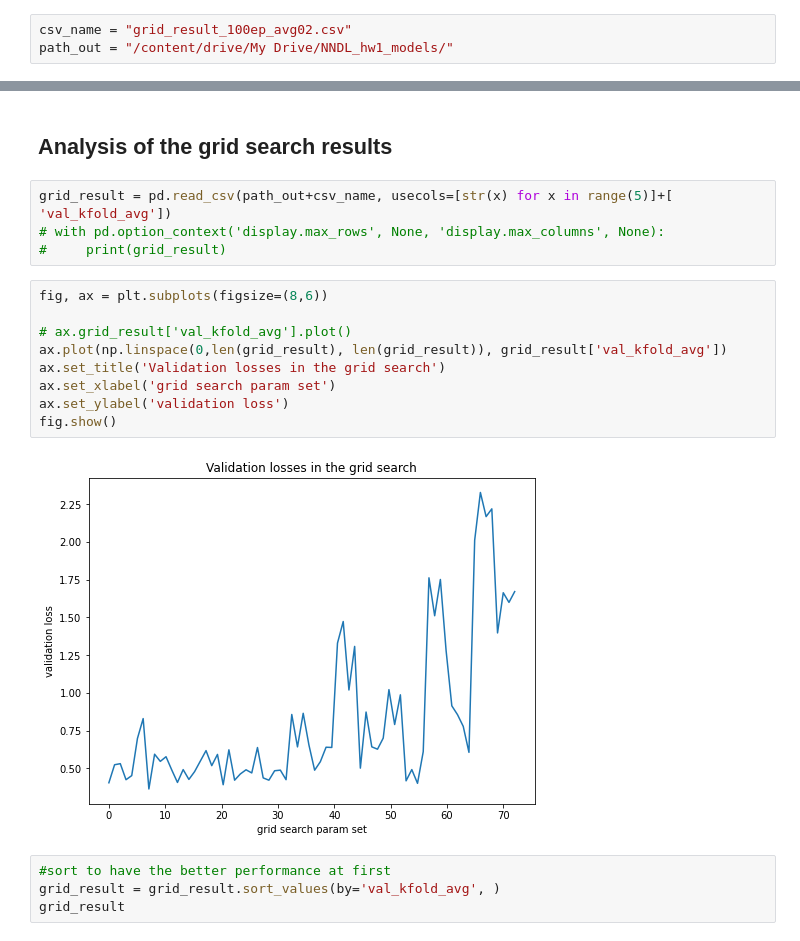
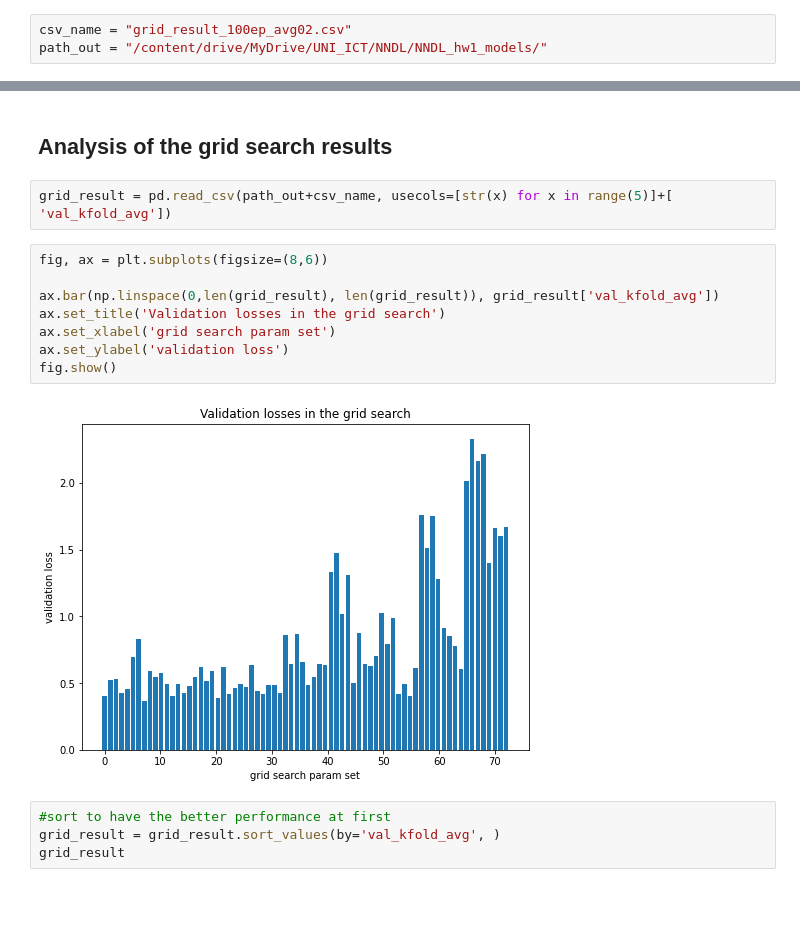
Before and after one commit to DanieleFoscarin/NNDL_hw1, a Jupyter notebook: NNDL_hw1_Regression.ipynb, the cells around one changed output, grey strips where cells are left out. Saved outputs shown, nothing was run; the diff lists cells and outputs as text; blank space fills up the shorter version.

```diff
--- a/NNDL_hw1_Regression.ipynb
+++ b/NNDL_hw1_Regression.ipynb
@@ -374,7 +364,7 @@ try optimizers from https://pythonawesome.com/a-collection-of-optimizers-for-pyt
 Adam, DiffGrad, RAdam
 # %%
 csv_name = "grid_result_100ep_avg02.csv"
-path_out = "/content/drive/My Drive/NNDL_hw1_models/"
+path_out = "/content/drive/MyDrive/UNI_ICT/NNDL/NNDL_hw1_models/"
 # %%
 
 
@@ -423,19 +410,16 @@ grid_result.to_csv(path_out+csv_name)
 ## Analysis of the grid search results
 # %%
 grid_result = pd.read_csv(path_out+csv_name, usecols=[str(x) for x in range(5)]+[ 'val_kfold_avg'])
-# with pd.option_context('display.max_rows', None, 'display.max_columns', None):
-#     print(grid_result)
 # %%
 fig, ax = plt.subplots(figsize=(8,6))
 
-# ax.grid_result['val_kfold_avg'].plot()
-ax.plot(np.linspace(0,len(grid_result), len(grid_result)), grid_result['val_kfold_avg'])
+ax.bar(np.linspace(0,len(grid_result), len(grid_result)), grid_result['val_kfold_avg'])
 ax.set_title('Validation losses in the grid search')
 ax.set_xlabel('grid search param set')
 ax.set_ylabel('validation loss')
 fig.show()
 # %% [output]
-[figure, old version]
+[figure, new version]
 # %%
 #sort to have the better performance at first
 grid_result = grid_result.sort_values(by='val_kfold_avg', )
```
Also changed, not shown: parts of 25 cells of this notebook.
